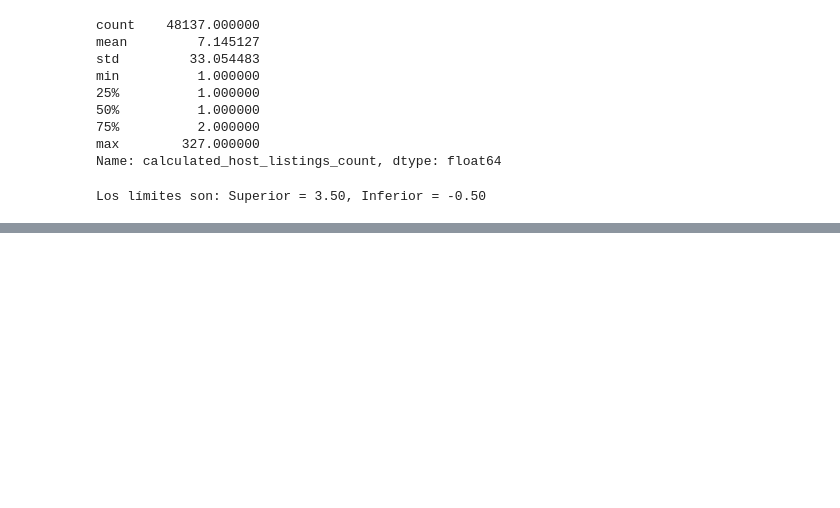
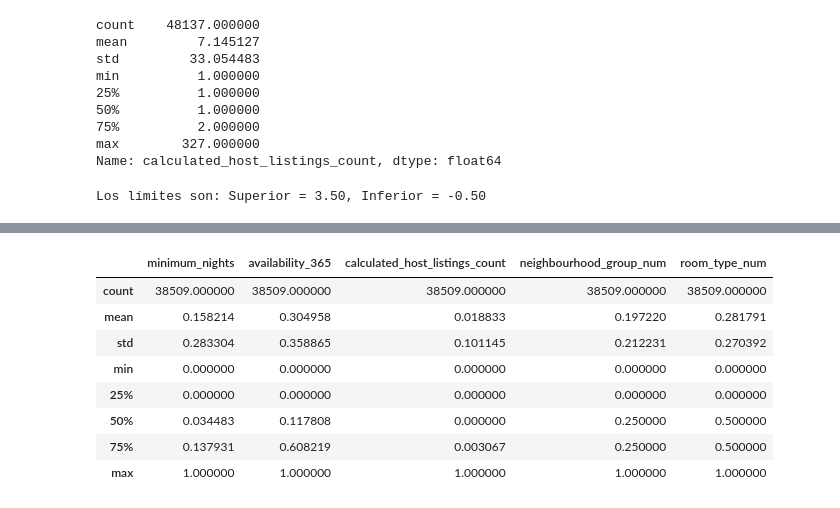
Before and after one commit to Valenfrc/EDA-machine-learning-python-template-main, a Jupyter notebook: src/explore.ipynb, the cells around one changed output, grey strips where cells are left out. Cells and saved outputs as stored; diff of their text form; code cells hidden in the pictures; blank space fills up the shorter version.

```diff
--- a/src/explore.ipynb
+++ b/src/explore.ipynb
@@ -288,3 +288,5 @@ limite_ic=host_list_stats['25%']-1.5*calculated_iqur
 print(f'Los límites son: Superior = {limite_sc:.2f}, Inferior = {limite_ic:.2f}')
 # %% [output]
 Los límites son: Superior = 3.50, Inferior = -0.50
+# %%
+df=df[df['calculated_host_listings_count']<=4]
@@ -290,0 +310,33 @@ Los límites son: Superior = 3.50, Inferior = -0.50
+# %%
+from sklearn.preprocessing import MinMaxScaler
+import pandas as pd
+
+variables_numericas=['minimum_nights','availability_365','calculated_host_listings_count','neighbourhood_group_num','room_type_num']
+
+from sklearn.model_selection import train_test_split
+x=df[variables_numericas]
+y=df['price']
+
+x_train,x_test,y_train,y_test=train_test_split(x,y,test_size=0.2, random_state=42)
+
+scaler=MinMaxScaler()
+
+caracteristicas_escaladas=scaler.fit_transform(x_train)
+carac_train_scal=scaler.transform(x_test)
+x_train_scal=pd.DataFrame(caracteristicas_escaladas,index=x_train.index,columns=x_train.columns)
+y_train_esc=y_train
+
+x_test_esc=pd.DataFrame(caracteristicas_escaladas,index=x_train.index,columns=x_train.columns)
+y_test_esc=y_test
+# %%
+x_train_scal.describe()
+# %% [output]
+|  | minimum_nights | availability_365 | calculated_host_listings_count | neighbourhood_group_num | room_type_num |
+| count | 38509.000000 | 38509.000000 | 38509.000000 | 38509.000000 | 38509.000000 |
+| mean | 0.158214 | 0.304958 | 0.018833 | 0.197220 | 0.281791 |
+| std | 0.283304 | 0.358865 | 0.101145 | 0.212231 | 0.270392 |
+| min | 0.000000 | 0.000000 | 0.000000 | 0.000000 | 0.000000 |
+| 25% | 0.000000 | 0.000000 | 0.000000 | 0.000000 | 0.000000 |
+| 50% | 0.034483 | 0.117808 | 0.000000 | 0.250000 | 0.500000 |
+| 75% | 0.137931 | 0.608219 | 0.003067 | 0.250000 | 0.500000 |
+| max | 1.000000 | 1.000000 | 1.000000 | 1.000000 | 1.000000 |
```
Also changed, not shown: parts of 4 cells of this notebook.
